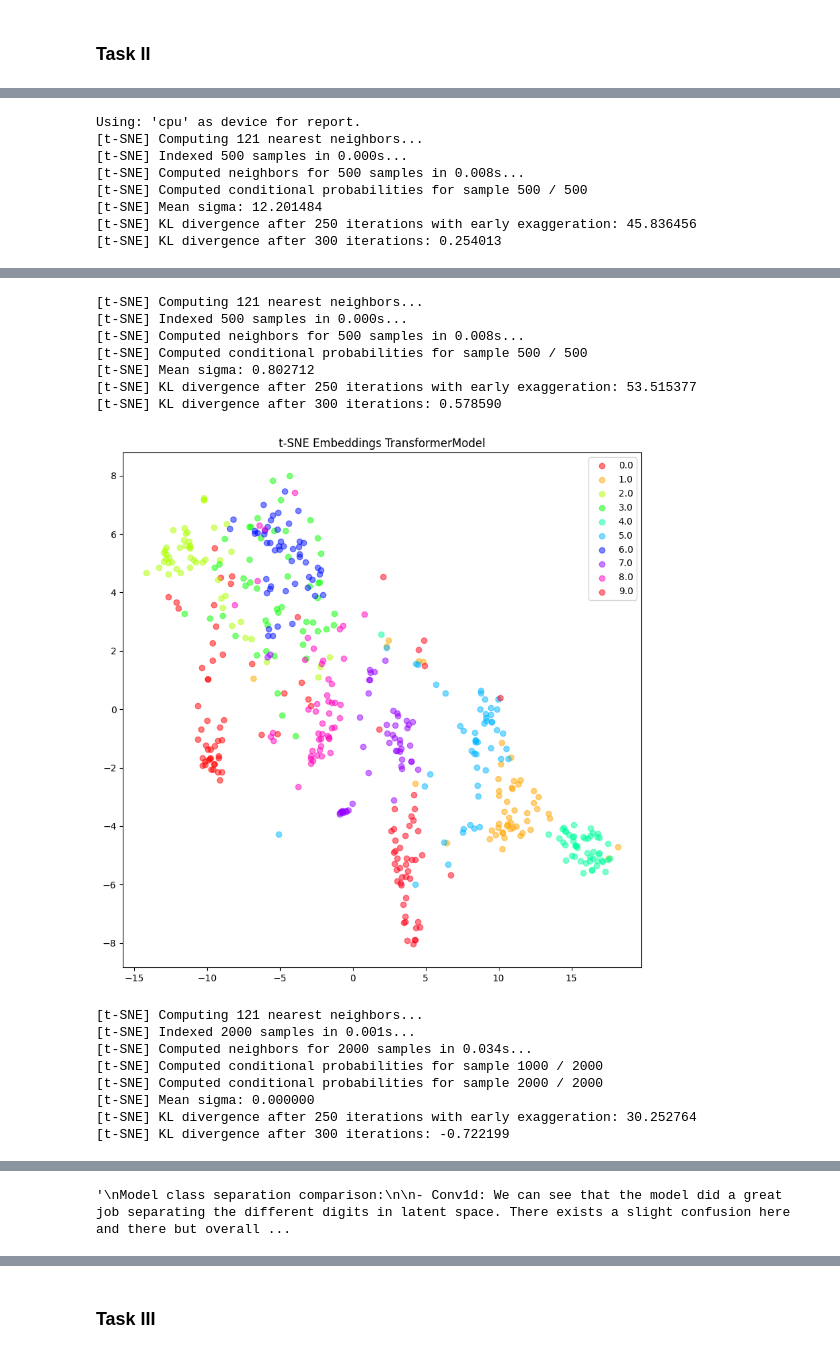
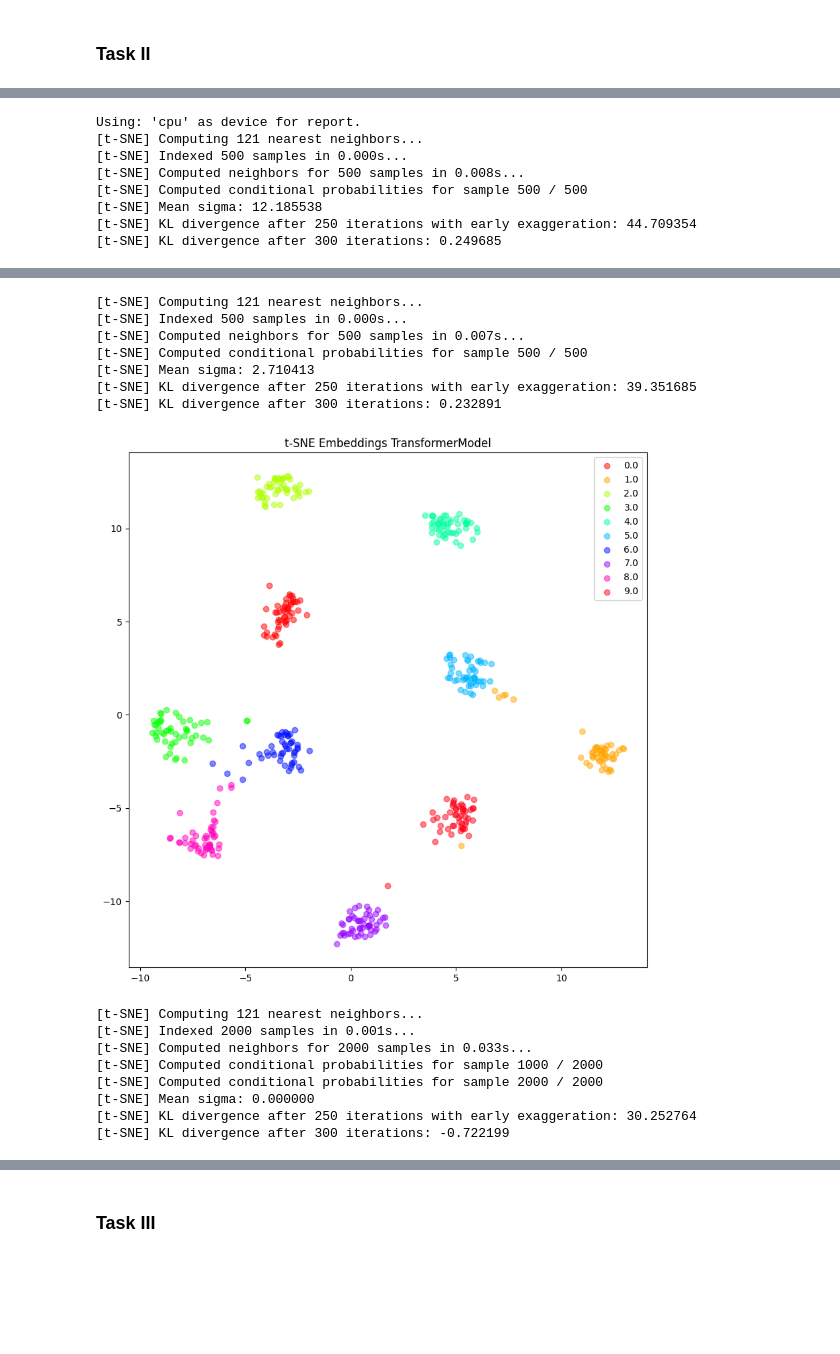
Before and after one commit to Thunfischpirat/SpokenDigits, a Jupyter notebook: SolutionNotebook.ipynb, the cells around one changed output, grey strips where cells are left out. Cells and saved outputs as stored; diff of their text form; code cells hidden in the pictures; blank space fills up the shorter version.

```diff
--- a/SolutionNotebook.ipynb
+++ b/SolutionNotebook.ipynb
@@ -156,27 +146,24 @@ accuracy: 0.15
 # %%
 # II.3
-
-# TODO: Await TransformerModel fix...
-
-os.chdir(base + "/comparative_analysis")
-%run 'tsne_model_embeddings.py'
-os.chdir(base)
 
 """
 Model class separation comparison:
 
 - Conv1d: We can see that the model did a great job separating the different digits in latent space. There exists a slight confusion here and there but overall the classes were clearly well separated.
 
-- Transformer:
+- Transformer: Same thing was observed for the Transformer model as Conv1d.
 
 - Baseline: This model did a poor job at separation even on the train set we are unable to see clear clusters of classes.
 """
+os.chdir(base + "/comparative_analysis")
+%run 'tsne_model_embeddings.py'
+os.chdir(base)
 # %% [output]
 Using: 'cpu' as device for report.
 [t-SNE] Computing 121 nearest neighbors...
 [t-SNE] Indexed 500 samples in 0.000s...
 [t-SNE] Computed neighbors for 500 samples in 0.008s...
 [t-SNE] Computed conditional probabilities for sample 500 / 500
-[t-SNE] Mean sigma: 12.201484
-[t-SNE] KL divergence after 250 iterations with early exaggeration: 45.836456
-[t-SNE] KL divergence after 300 iterations: 0.254013
+[t-SNE] Mean sigma: 12.185538
+[t-SNE] KL divergence after 250 iterations with early exaggeration: 44.709354
+[t-SNE] KL divergence after 300 iterations: 0.249685
@@ -184,20 +171,19 @@ Using: 'cpu' as device for report.
 [t-SNE] Computing 121 nearest neighbors...
 [t-SNE] Indexed 500 samples in 0.000s...
-[t-SNE] Computed neighbors for 500 samples in 0.008s...
+[t-SNE] Computed neighbors for 500 samples in 0.007s...
 [t-SNE] Computed conditional probabilities for sample 500 / 500
-[t-SNE] Mean sigma: 0.802712
-[t-SNE] KL divergence after 250 iterations with early exaggeration: 53.515377
-[t-SNE] KL divergence after 300 iterations: 0.578590
+[t-SNE] Mean sigma: 2.710413
+[t-SNE] KL divergence after 250 iterations with early exaggeration: 39.351685
+[t-SNE] KL divergence after 300 iterations: 0.232891
-[figure, old version]
+[figure, new version]
 [t-SNE] Computing 121 nearest neighbors...
 [t-SNE] Indexed 2000 samples in 0.001s...
-[t-SNE] Computed neighbors for 2000 samples in 0.034s...
+[t-SNE] Computed neighbors for 2000 samples in 0.033s...
 [t-SNE] Computed conditional probabilities for sample 1000 / 2000
 [t-SNE] Computed conditional probabilities for sample 2000 / 2000
 [t-SNE] Mean sigma: 0.000000
 [t-SNE] KL divergence after 250 iterations with early exaggeration: 30.252764
 [t-SNE] KL divergence after 300 iterations: -0.722199
 [figure]
-'\nModel class separation comparison:\n\n- Conv1d: We can see that the model did a great job separating the different digits in latent space. There exists a slight confusion here and there but overall ...
 # %%
 # II.4
```
Also changed, not shown: parts of 11 cells of this notebook.
